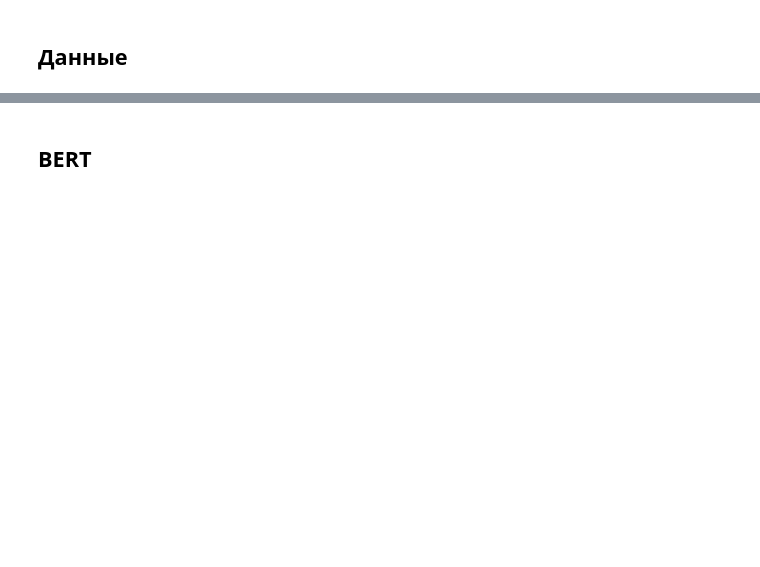
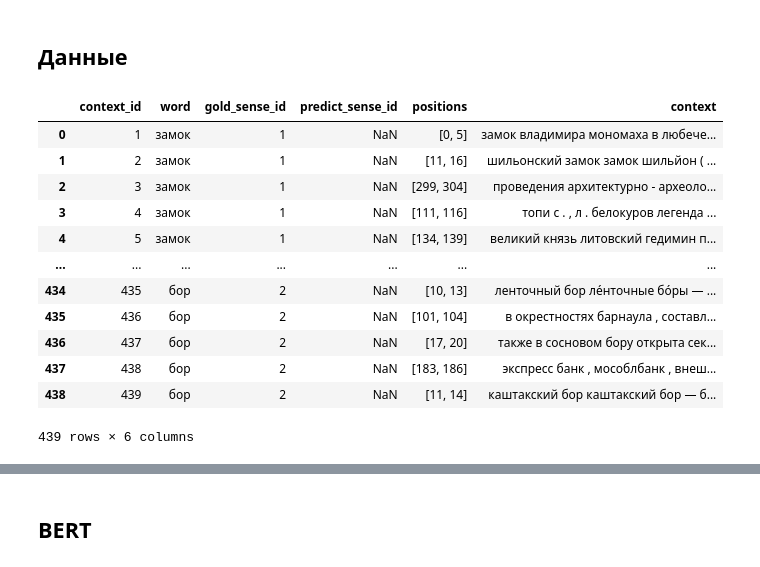
Before and after one commit to IHumonen/master_thesis, a Jupyter notebook: russe_bert.ipynb, the cells around one changed output, grey strips where cells are left out. Drawn from its saved outputs; the diff is of its cells as text; code cells hidden in the pictures; blank space fills up the shorter version.

```diff
--- a/russe_bert.ipynb
+++ b/russe_bert.ipynb
@@ -10,3 +14,3 @@ from transformers import AutoTokenizer, AutoModel, BatchEncoding
 # %%
-train_df = pd.read_csv('../russe-wsi-kit/data/main/bts-rnc/train.csv', delimiter='\t')
+train_df = pd.read_csv(f'../russe-wsi-kit/data/main/{task}/train.csv', delimiter='\t')
 # %%
@@ -13,0 +20,16 @@ train_df['positions'] = train_df['positions'].apply(lambda x: x.split('-'))
+# %%
+train_df
+# %% [output]
+|  | context_id | word | gold_sense_id | predict_sense_id | positions | context |
+| 0 | 1 | замок | 1 | NaN | [0, 5] | замок владимира мономаха в любече... |
+| 1 | 2 | замок | 1 | NaN | [11, 16] | шильонский замок замок шильйон ( ... |
+| 2 | 3 | замок | 1 | NaN | [299, 304] | проведения архитектурно - археоло... |
+| 3 | 4 | замок | 1 | NaN | [111, 116] | топи с . , л . белокуров легенда ... |
+| 4 | 5 | замок | 1 | NaN | [134, 139] | великий князь литовский гедимин п... |
+| ... | ... | ... | ... | ... | ... | ... |
+| 434 | 435 | бор | 2 | NaN | [10, 13] | ленточный бор ле́нточные бо́ры — ... |
+| 435 | 436 | бор | 2 | NaN | [101, 104] | в окрестностях барнаула , составл... |
+| 436 | 437 | бор | 2 | NaN | [17, 20] | также в сосновом бору открыта сек... |
+| 437 | 438 | бор | 2 | NaN | [183, 186] | экспресс банк , мособлбанк , внеш... |
+| 438 | 439 | бор | 2 | NaN | [11, 14] | каштакский бор каштакский бор — б... |
+439 rows × 6 columns
```
Also changed, not shown: parts of 21 cells of this notebook.
